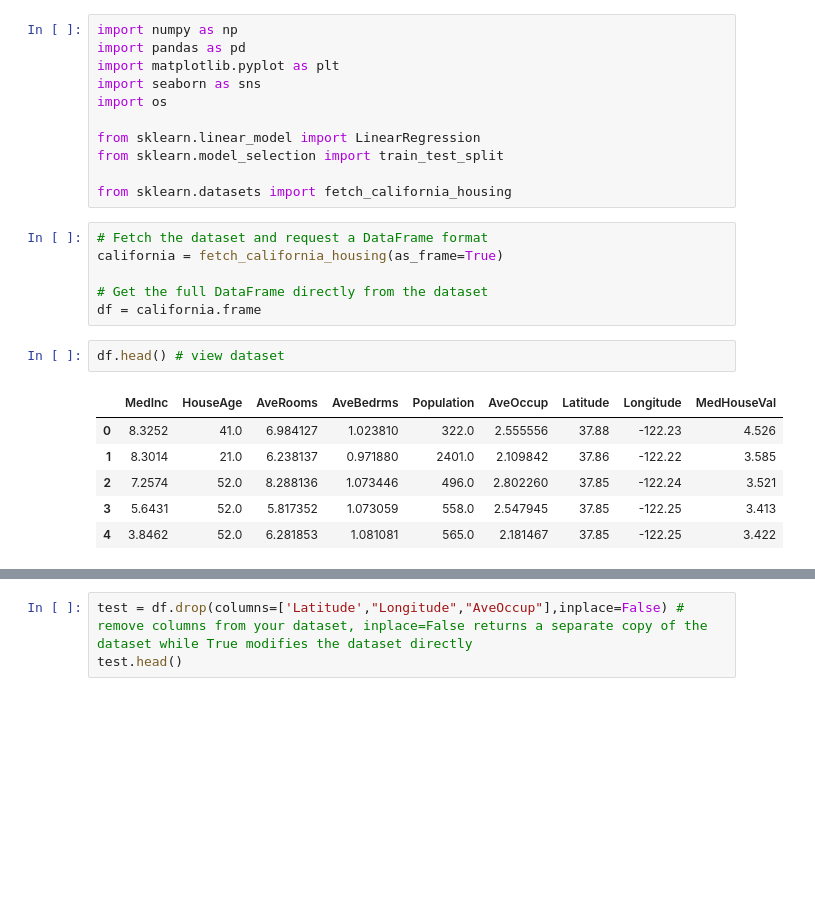
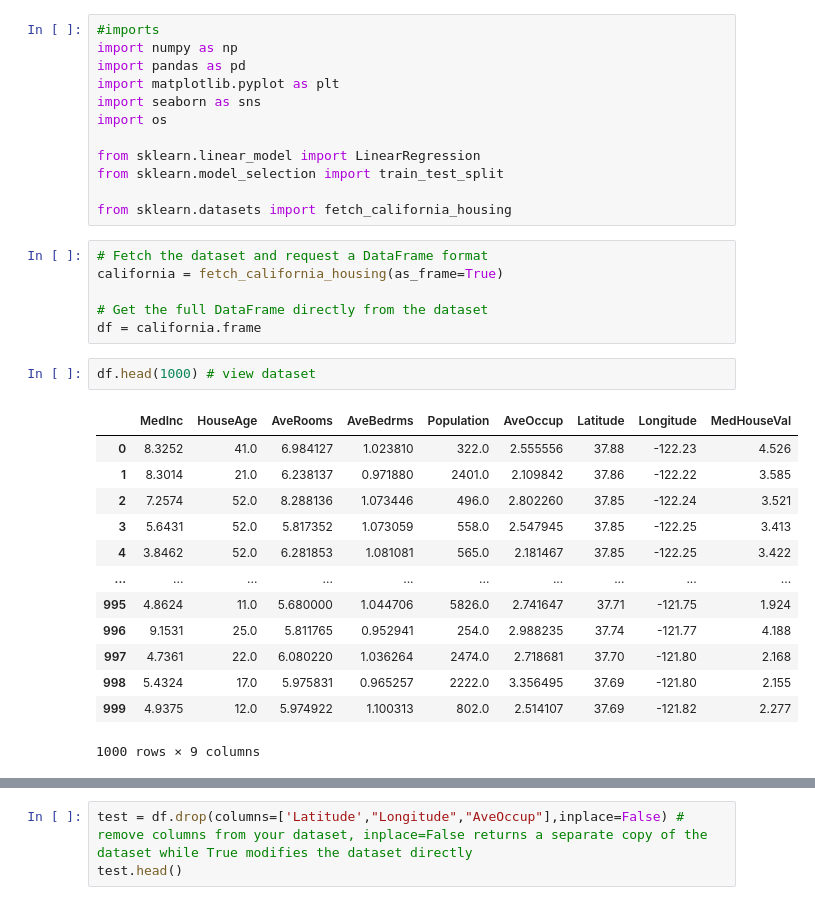
Before and after one commit to sutanto5/DataScience-Exploration, a Jupyter notebook: JS_MLScope_Project_1.ipynb, the cells around one changed output, grey strips where cells are left out. Drawn from its saved outputs; the diff is of its cells as text; blank space fills up the shorter version.

```diff
--- a/JS_MLScope_Project_1.ipynb
+++ b/JS_MLScope_Project_1.ipynb
@@ -1,6 +1,7 @@
 # %% [markdown]
 <a href="https://colab.research.google.com/github/sutanto5/DataScience-Exploration/blob/main/JS_MLScope_Project_1.ipynb" target="_parent"><img src="https://colab.research.google.com/assets/colab-badge.svg" alt="Open In Colab"/></a>
 # %%
+#imports
 import numpy as np
 import pandas as pd
 import matplotlib.pyplot as plt
@@ -18,13 +19,20 @@ california = fetch_california_housing(as_frame=True)
 # Get the full DataFrame directly from the dataset
 df = california.frame
 # %%
-df.head() # view dataset
+df.head(1000) # view dataset
 # %% [output]
 |  | MedInc | HouseAge | AveRooms | AveBedrms | Population | AveOccup | Latitude | Longitude | MedHouseVal |
 | 0 | 8.3252 | 41.0 | 6.984127 | 1.023810 | 322.0 | 2.555556 | 37.88 | -122.23 | 4.526 |
 | 1 | 8.3014 | 21.0 | 6.238137 | 0.971880 | 2401.0 | 2.109842 | 37.86 | -122.22 | 3.585 |
 | 2 | 7.2574 | 52.0 | 8.288136 | 1.073446 | 496.0 | 2.802260 | 37.85 | -122.24 | 3.521 |
 | 3 | 5.6431 | 52.0 | 5.817352 | 1.073059 | 558.0 | 2.547945 | 37.85 | -122.25 | 3.413 |
 | 4 | 3.8462 | 52.0 | 6.281853 | 1.081081 | 565.0 | 2.181467 | 37.85 | -122.25 | 3.422 |
+| ... | ... | ... | ... | ... | ... | ... | ... | ... | ... |
+| 995 | 4.8624 | 11.0 | 5.680000 | 1.044706 | 5826.0 | 2.741647 | 37.71 | -121.75 | 1.924 |
+| 996 | 9.1531 | 25.0 | 5.811765 | 0.952941 | 254.0 | 2.988235 | 37.74 | -121.77 | 4.188 |
+| 997 | 4.7361 | 22.0 | 6.080220 | 1.036264 | 2474.0 | 2.718681 | 37.70 | -121.80 | 2.168 |
+| 998 | 5.4324 | 17.0 | 5.975831 | 0.965257 | 2222.0 | 3.356495 | 37.69 | -121.80 | 2.155 |
+| 999 | 4.9375 | 12.0 | 5.974922 | 1.100313 | 802.0 | 2.514107 | 37.69 | -121.82 | 2.277 |
+1000 rows × 9 columns
 # %%
 df.columns # view columns
```
Also changed, not shown: parts of 12 cells of this notebook.
